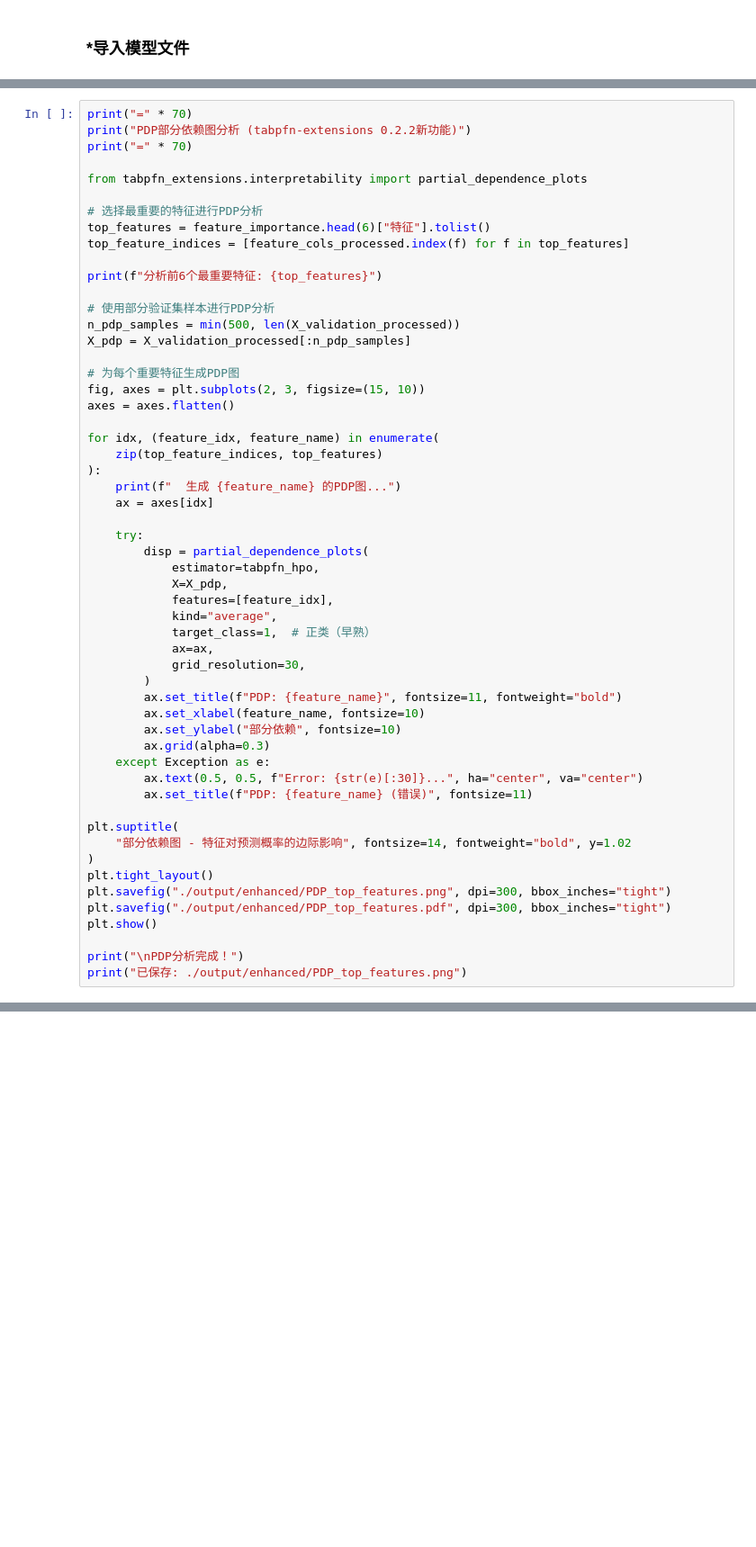
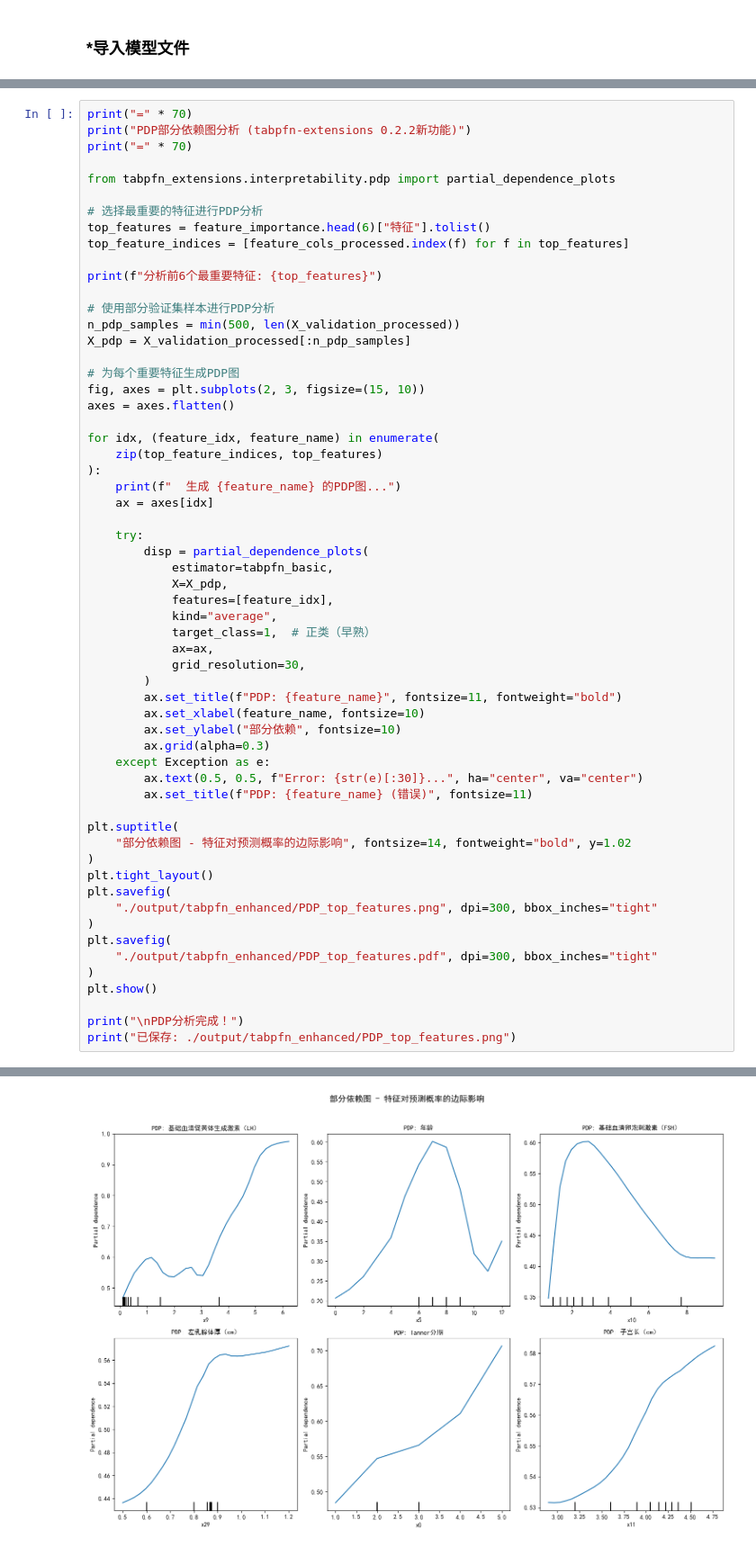
Before and after one commit to Shen-YuFei/precocious_puberty_ML, a Jupyter notebook: TabPFN_Enhanced.ipynb, the cells around one changed output, grey strips where cells are left out. Shown at 90% size. Saved outputs shown, nothing was run; the diff lists cells and outputs as text; blank space fills up the shorter version.

```diff
--- a/TabPFN_Enhanced.ipynb
+++ b/TabPFN_Enhanced.ipynb
@@ -950,7 +1209,7 @@ print("=" * 70)
 print("PDP部分依赖图分析 (tabpfn-extensions 0.2.2新功能)")
 print("=" * 70)
 
-from tabpfn_extensions.interpretability import partial_dependence_plots
+from tabpfn_extensions.interpretability.pdp import partial_dependence_plots
 
 # 选择最重要的特征进行PDP分析
 top_features = feature_importance.head(6)["特征"].tolist()
@@ -974,7 +1233,7 @@ for idx, (feature_idx, feature_name) in enumerate(
 
     try:
         disp = partial_dependence_plots(
-            estimator=tabpfn_hpo,
+            estimator=tabpfn_basic,
             X=X_pdp,
             features=[feature_idx],
             kind="average",
@@ -994,9 +1253,14 @@ plt.suptitle(
     "部分依赖图 - 特征对预测概率的边际影响", fontsize=14, fontweight="bold", y=1.02
 )
 plt.tight_layout()
-plt.savefig("./output/enhanced/PDP_top_features.png", dpi=300, bbox_inches="tight")
-plt.savefig("./output/enhanced/PDP_top_features.pdf", dpi=300, bbox_inches="tight")
+plt.savefig(
+    "./output/tabpfn_enhanced/PDP_top_features.png", dpi=300, bbox_inches="tight"
+)
+plt.savefig(
+    "./output/tabpfn_enhanced/PDP_top_features.pdf", dpi=300, bbox_inches="tight"
+)
 plt.show()
 
 print("\nPDP分析完成！")
-print("已保存: ./output/enhanced/PDP_top_features.png")
+print("已保存: ./output/tabpfn_enhanced/PDP_top_features.png")
+# %% [output]
@@ -1002,0 +1277 @@ print("已保存: ./output/enhanced/PDP_top_features.png")
+[figure, added]
```
Also changed, not shown: parts of 34 cells of this notebook, 14 other files.
